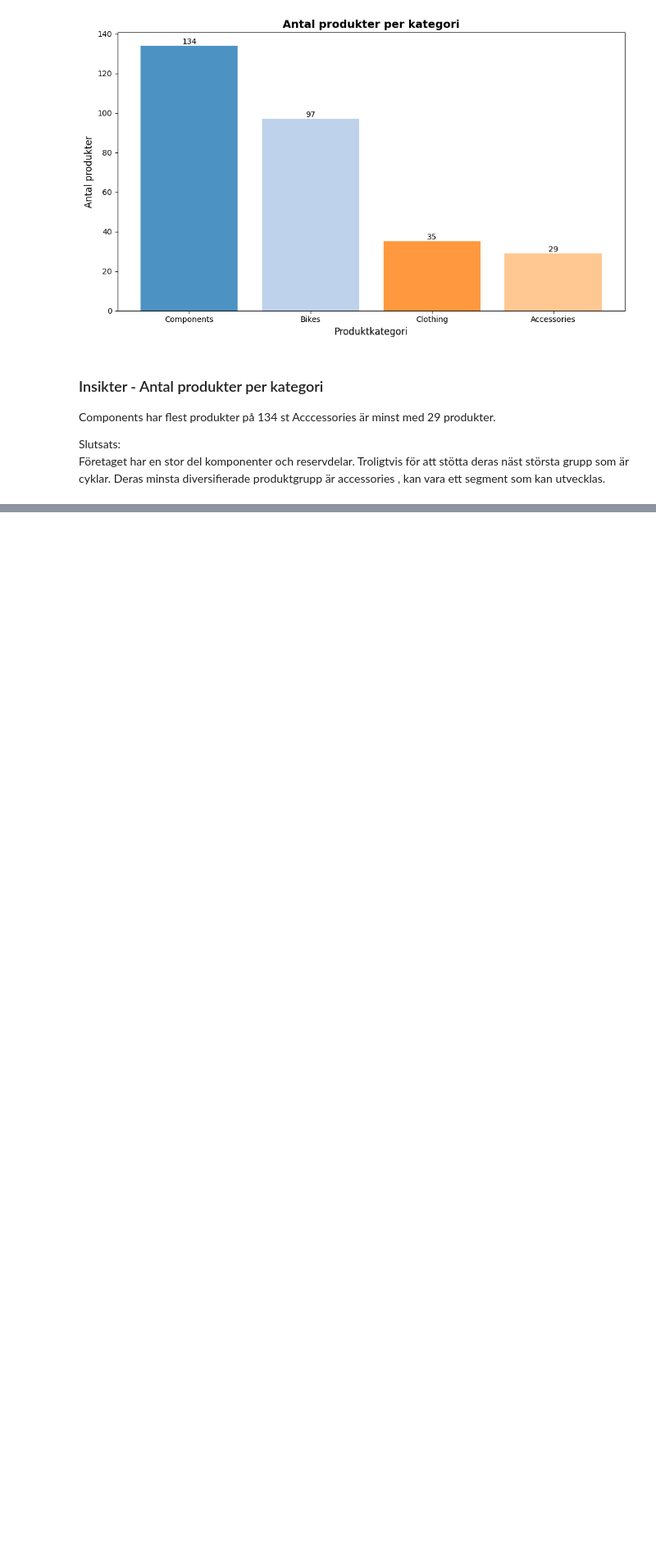
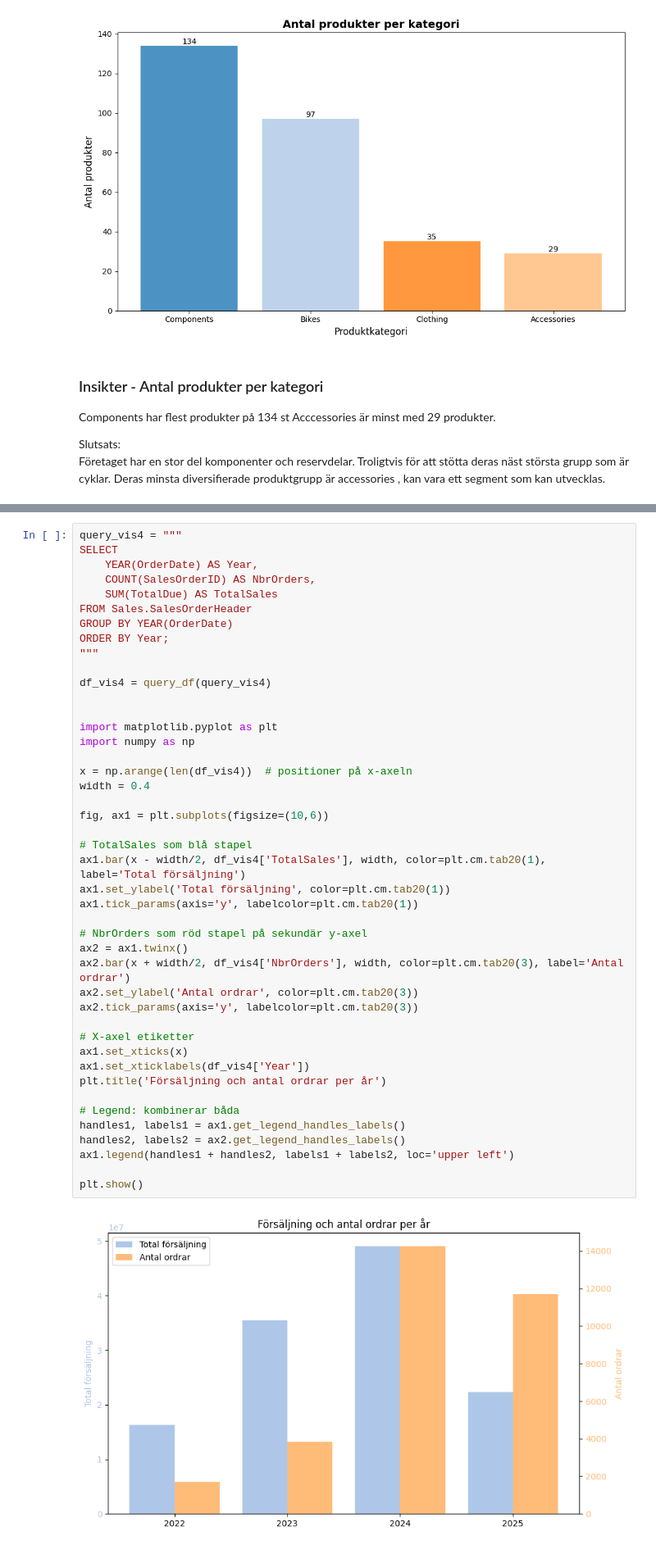
Before and after one commit to Tim-Ryd/AdventureWorks, a Jupyter notebook: notebooks/report.ipynb, the cells around one changed output, grey strips where cells are left out. Shown: that part at 82% size. Cells and saved outputs as stored; diff of their text form; blank space fills up the shorter version.

```diff
--- a/notebooks/report.ipynb
+++ b/notebooks/report.ipynb
@@ -115,0 +260,46 @@ Deras minsta diversifierade produktgrupp är accessories , kan vara ett segment
+# %%
+query_vis4 = """
+SELECT
+    YEAR(OrderDate) AS Year,
+    COUNT(SalesOrderID) AS NbrOrders,
+    SUM(TotalDue) AS TotalSales
+FROM Sales.SalesOrderHeader
+GROUP BY YEAR(OrderDate)
+ORDER BY Year;
+"""
+
+df_vis4 = query_df(query_vis4)
+
+
+import matplotlib.pyplot as plt
+import numpy as np
+
+x = np.arange(len(df_vis4))  # positioner på x-axeln
+width = 0.4
+
+fig, ax1 = plt.subplots(figsize=(10,6))
+
+# TotalSales som blå stapel
+ax1.bar(x - width/2, df_vis4['TotalSales'], width, color=plt.cm.tab20(1), label='Total försäljning')
+ax1.set_ylabel('Total försäljning', color=plt.cm.tab20(1))
+ax1.tick_params(axis='y', labelcolor=plt.cm.tab20(1))
+
+# NbrOrders som röd stapel på sekundär y-axel
+ax2 = ax1.twinx()
+ax2.bar(x + width/2, df_vis4['NbrOrders'], width, color=plt.cm.tab20(3), label='Antal ordrar')
+ax2.set_ylabel('Antal ordrar', color=plt.cm.tab20(3))
+ax2.tick_params(axis='y', labelcolor=plt.cm.tab20(3))
+
+# X-axel etiketter
+ax1.set_xticks(x)
+ax1.set_xticklabels(df_vis4['Year'])
+plt.title('Försäljning och antal ordrar per år')
+
+# Legend: kombinerar båda
+handles1, labels1 = ax1.get_legend_handles_labels()
+handles2, labels2 = ax2.get_legend_handles_labels()
+ax1.legend(handles1 + handles2, labels1 + labels2, loc='upper left')
+
+plt.show()
+# %% [output]
+[figure, added]
```
Also changed, not shown: parts of 12 cells of this notebook, 4 other files.
